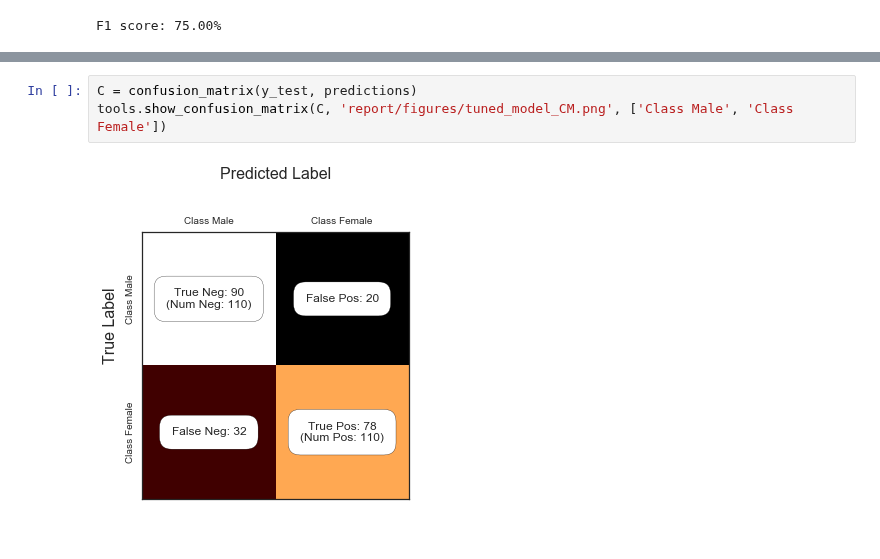
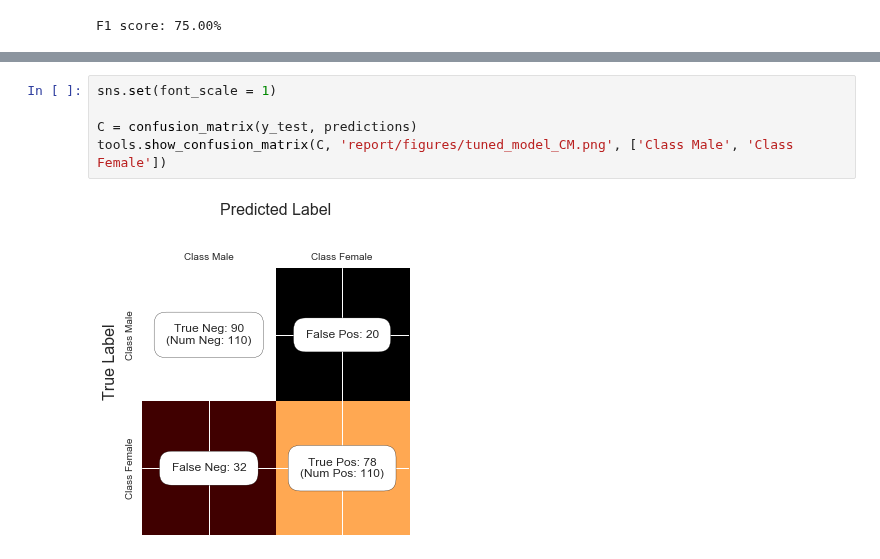
Before and after one commit to omoju/IntroCSExperiencePrediction, a Jupyter notebook: genderedCSExperience.ipynb, the cells around one changed output, grey strips where cells are left out. Cells and saved outputs as stored; diff of their text form.

```diff
--- a/genderedCSExperience.ipynb
+++ b/genderedCSExperience.ipynb
@@ -584,5 +590,7 @@ g.render('report/figures/Tuned_model_graph', view=True)
 # %%
+sns.set(font_scale = 1)
+
 C = confusion_matrix(y_test, predictions)
 tools.show_confusion_matrix(C, 'report/figures/tuned_model_CM.png', ['Class Male', 'Class Female'])
 # %% [output]
-[figure, old version]
+[figure, new version]
```
Also changed, not shown: parts of 5 cells of this notebook, 5 other files.
